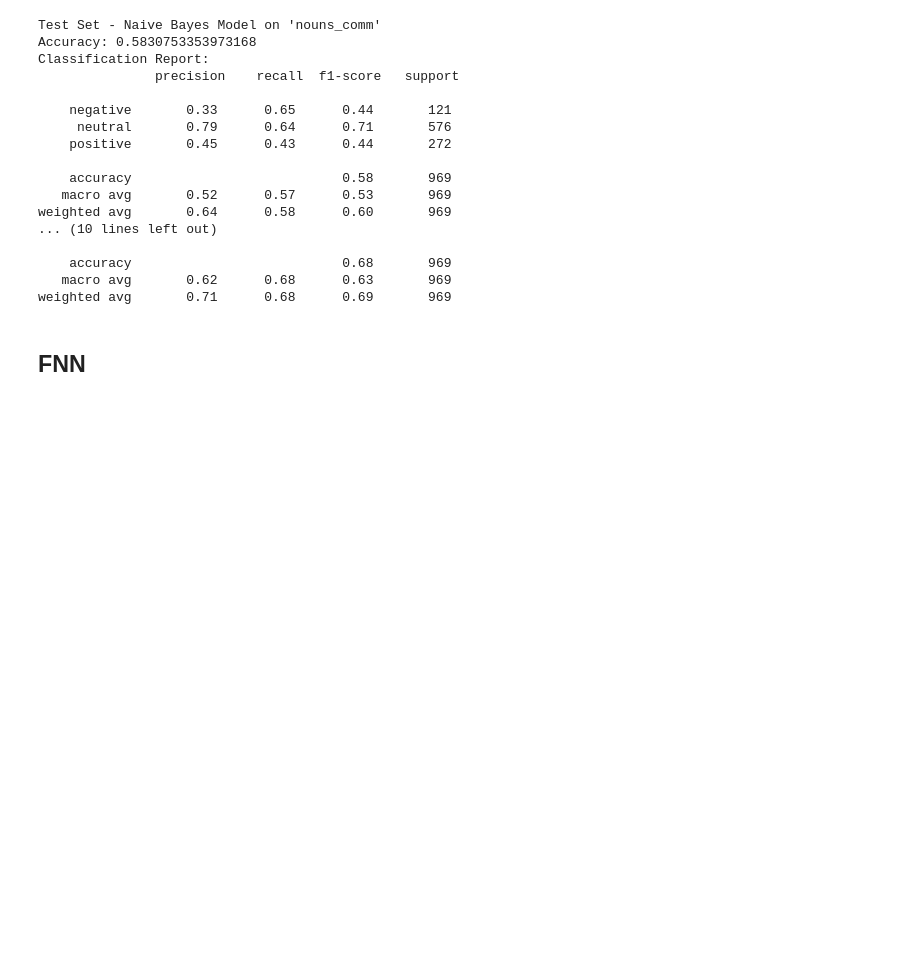
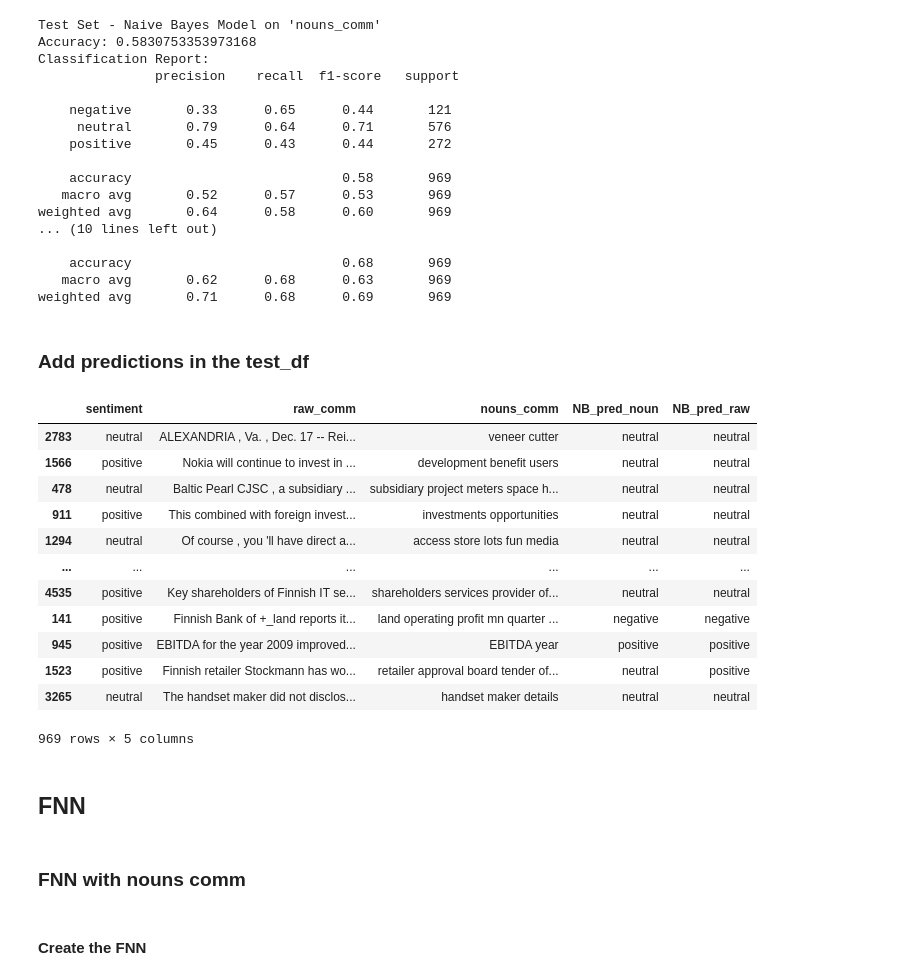
Before and after one commit to robinm98/Financial_Sentiment_Analysis, a Jupyter notebook: Modelling.ipynb, the cells around one changed output. Saved outputs shown, nothing was run; the diff lists cells and outputs as text; code cells hidden in the pictures; blank space fills up the shorter version.

```diff
--- a/Modelling.ipynb
+++ b/Modelling.ipynb
@@ -52,11 +52,11 @@ Name: sentiment, dtype: int64
 # %%
-# Determine the size of the smallest class in the training set
-min_class_size = train_df['sentiment'].value_counts().max()
+# Determine the size of the largest class in the training set
+max_class_size = train_df['sentiment'].value_counts().max()
 
-# Downsample each sentiment class in the training set
-train_positive = train_df[train_df['sentiment'] == 'positive'].sample(min_class_size, replace=True, random_state=42)
-train_negative = train_df[train_df['sentiment'] == 'negative'].sample(min_class_size, replace=True, random_state=42)
-train_neutral = train_df[train_df['sentiment'] == 'neutral'].sample(min_class_size, replace=True, random_state=42)
+# Upsample each sentiment class in the training set
+train_positive = train_df[train_df['sentiment'] == 'positive'].sample(max_class_size, replace=True, random_state=42)
+train_negative = train_df[train_df['sentiment'] == 'negative'].sample(max_class_size, replace=True, random_state=42)
+train_neutral = train_df[train_df['sentiment'] == 'neutral'].sample(max_class_size, replace=True, random_state=42)
 
 # Combine the downsampled dataframes
 train_df_downsampled = pd.concat([train_positive, train_negative, train_neutral])
@@ -149,5 +149,30 @@ weighted avg       0.64      0.58      0.60       969
     accuracy                           0.68       969
    macro avg       0.62      0.68      0.63       969
 weighted avg       0.71      0.68      0.69       969
+# %% [markdown]
+### Add predictions in the test_df
+# %%
+test_df['NB_pred_noun'] = y_test_pred_nouns
+test_df['NB_pred_raw'] = y_test_pred_raw
+
+test_df
+# %% [output]
+|  | sentiment | raw_comm | nouns_comm | NB_pred_noun | NB_pred_raw |
+| 2783 | neutral | ALEXANDRIA , Va. , Dec. 17 -- Rei... | veneer cutter | neutral | neutral |
+| 1566 | positive | Nokia will continue to invest in ... | development benefit users | neutral | neutral |
+| 478 | neutral | Baltic Pearl CJSC , a subsidiary ... | subsidiary project meters space h... | neutral | neutral |
+| 911 | positive | This combined with foreign invest... | investments opportunities | neutral | neutral |
+| 1294 | neutral | Of course , you 'll have direct a... | access store lots fun media | neutral | neutral |
+| ... | ... | ... | ... | ... | ... |
+| 4535 | positive | Key shareholders of Finnish IT se... | shareholders services provider of... | neutral | neutral |
+| 141 | positive | Finnish Bank of +_land reports it... | land operating profit mn quarter ... | negative | negative |
+| 945 | positive | EBITDA for the year 2009 improved... | EBITDA year | positive | positive |
+| 1523 | positive | Finnish retailer Stockmann has wo... | retailer approval board tender of... | neutral | positive |
+| 3265 | neutral | The handset maker did not disclos... | handset maker details | neutral | neutral |
+969 rows × 5 columns
 # %% [markdown]
 ## FNN
+# %% [markdown]
+### FNN with nouns comm
+# %% [markdown]
+#### Create the FNN
```
Also changed, not shown: parts of 8 cells of this notebook.
